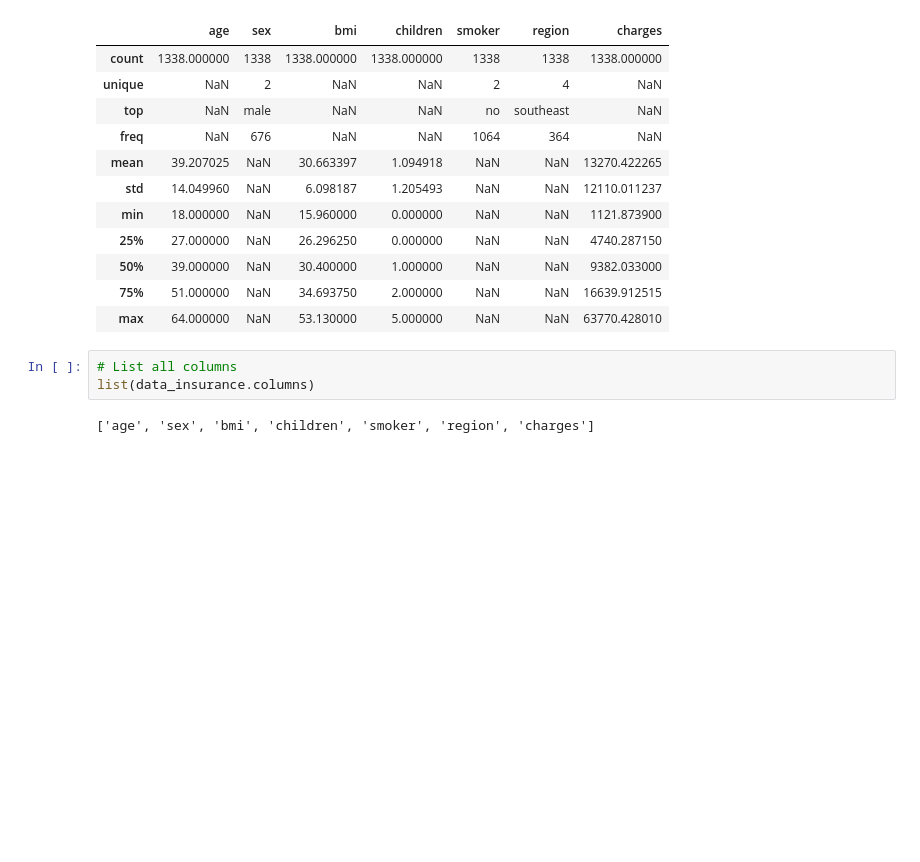
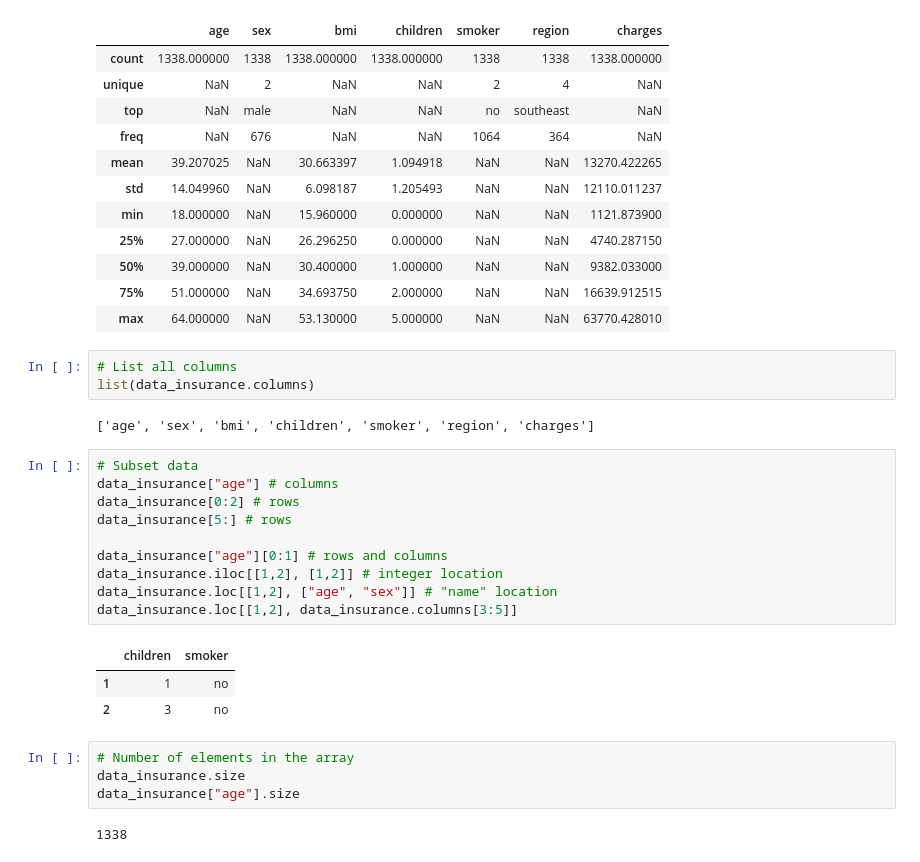
Before and after one commit to ViktorSivek/Data_X_school, a Jupyter notebook: notebooks/lesson_1.ipynb, the cells around one changed output. Saved outputs shown, nothing was run; the diff lists cells and outputs as text; blank space fills up the shorter version.

```diff
--- a/notebooks/lesson_1.ipynb
+++ b/notebooks/lesson_1.ipynb
@@ -77,3 +77,23 @@ memory usage: 73.3+ KB
 list(data_insurance.columns)
 # %% [output]
 ['age', 'sex', 'bmi', 'children', 'smoker', 'region', 'charges']
+# %%
+# Subset data
+data_insurance["age"] # columns
+data_insurance[0:2] # rows
+data_insurance[5:] # rows
+
+data_insurance["age"][0:1] # rows and columns
+data_insurance.iloc[[1,2], [1,2]] # integer location
+data_insurance.loc[[1,2], ["age", "sex"]] # "name" location
+data_insurance.loc[[1,2], data_insurance.columns[3:5]]
+# %% [output]
+|  | children | smoker |
+| 1 | 1 | no |
+| 2 | 3 | no |
+# %%
+# Number of elements in the array
+data_insurance.size
+data_insurance["age"].size
+# %% [output]
+1338
```
Also changed, not shown: parts of 12 cells of this notebook, 1 other file.
